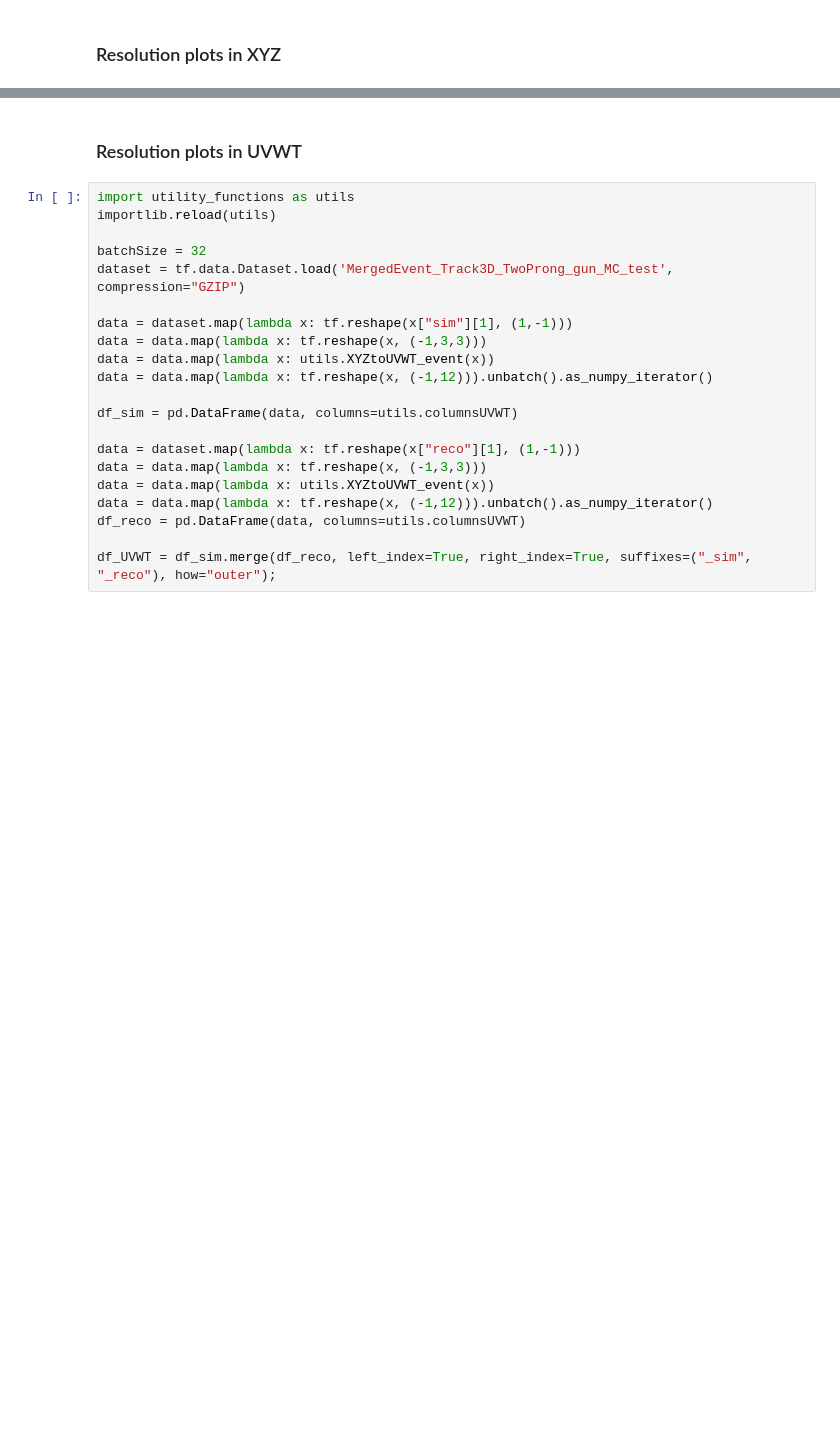
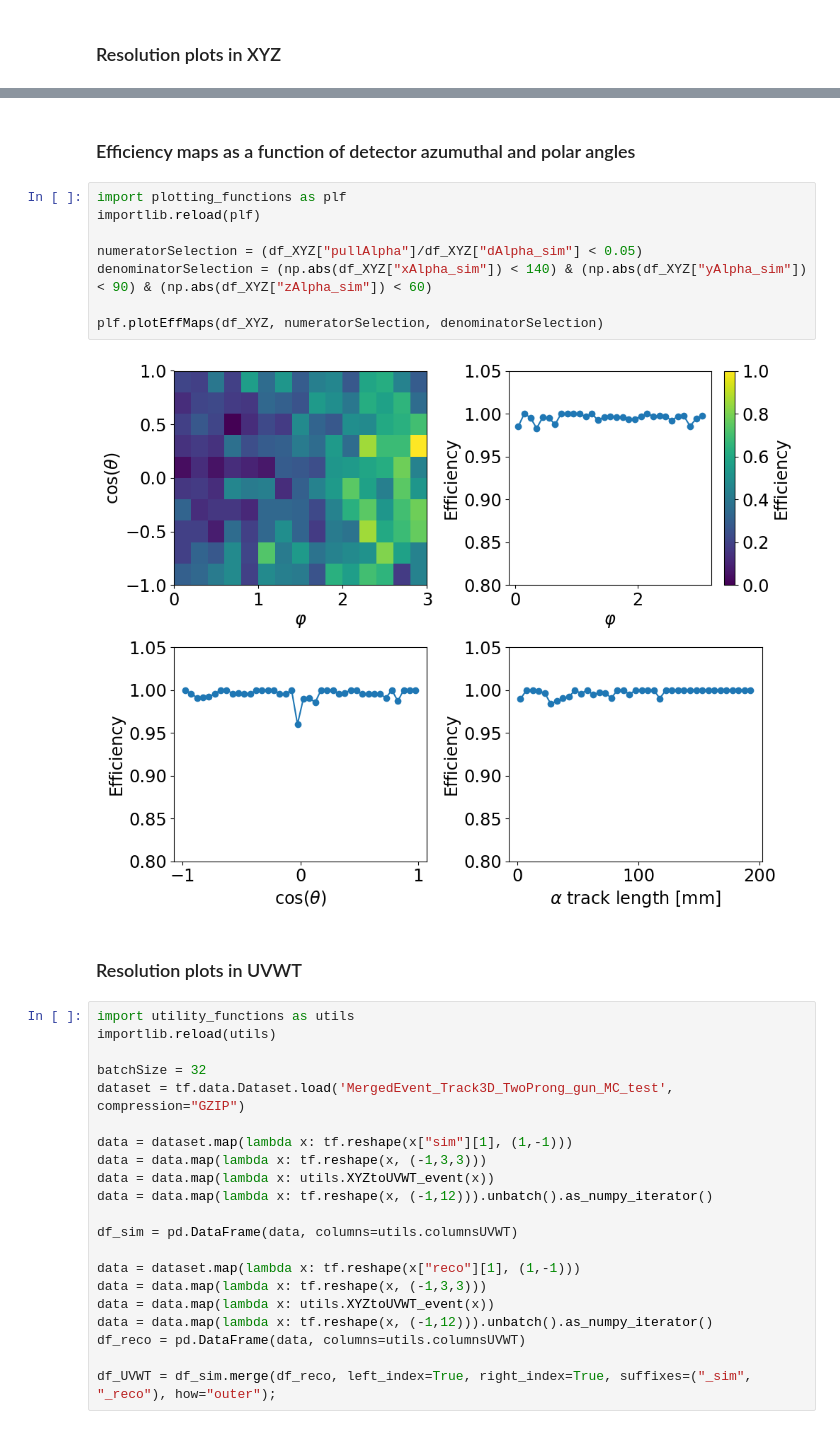
Before and after one commit to akalinow/TPCReco, a Jupyter notebook: PythonAnalysis/ipynb/ELITPC_analysis.ipynb, the cells around one changed output, grey strips where cells are left out. Saved outputs shown, nothing was run; the diff lists cells and outputs as text; blank space fills up the shorter version.

```diff
--- a/PythonAnalysis/ipynb/ELITPC_analysis.ipynb
+++ b/PythonAnalysis/ipynb/ELITPC_analysis.ipynb
@@ -254,3 +172,15 @@ axes[1,1].set_ylim(0, 1.05)
+# %% [markdown]
+### Efficiency maps as a function of detector azumuthal and polar angles
+# %%
+import plotting_functions as plf
+importlib.reload(plf)
+
+numeratorSelection = (df_XYZ["pullAlpha"]/df_XYZ["dAlpha_sim"] < 0.05)
+denominatorSelection = (np.abs(df_XYZ["xAlpha_sim"]) < 140) & (np.abs(df_XYZ["yAlpha_sim"]) < 90) & (np.abs(df_XYZ["zAlpha_sim"]) < 60)
+
+plf.plotEffMaps(df_XYZ, numeratorSelection, denominatorSelection)
+# %% [output]
+[figure, added]
 # %% [markdown]
 ### Resolution plots in UVWT
 # %%
```
Also changed, not shown: parts of 9 cells of this notebook, 6 other files.
